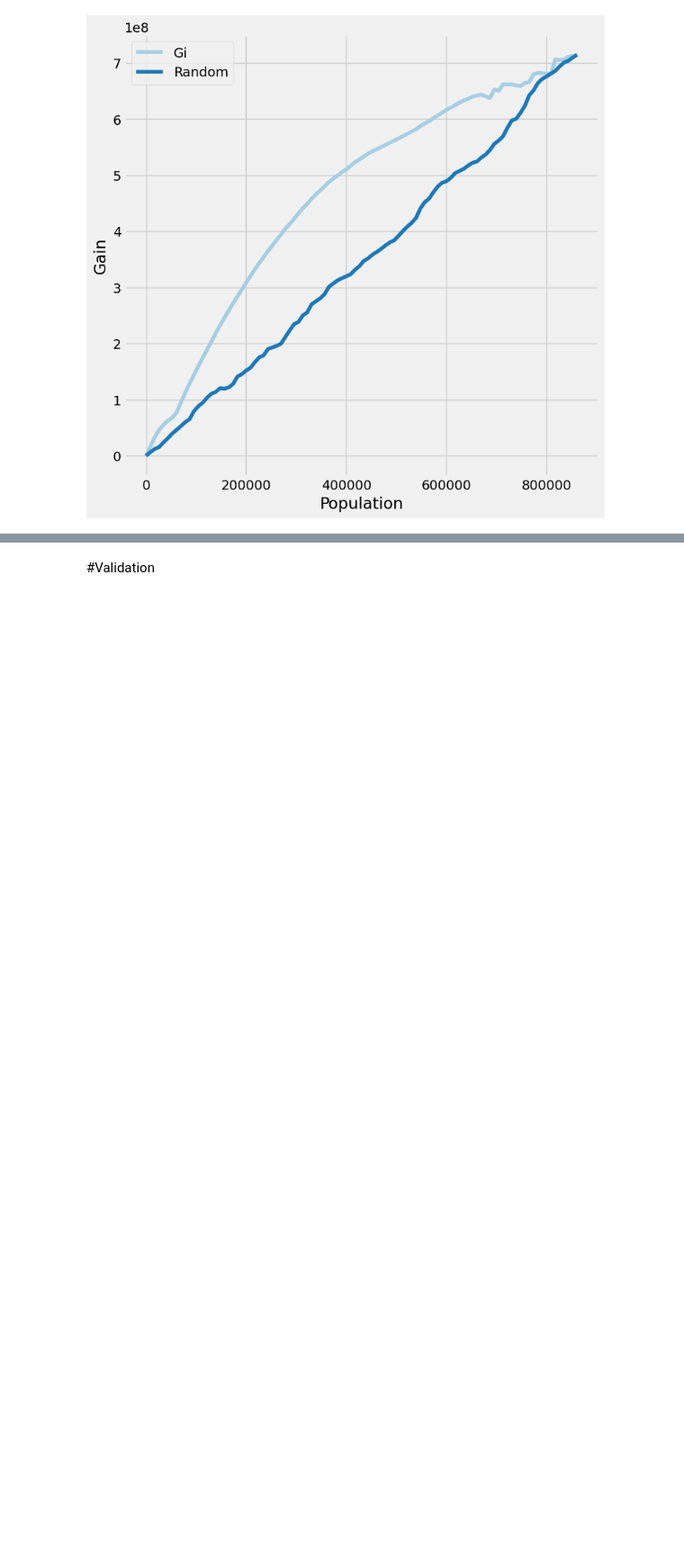
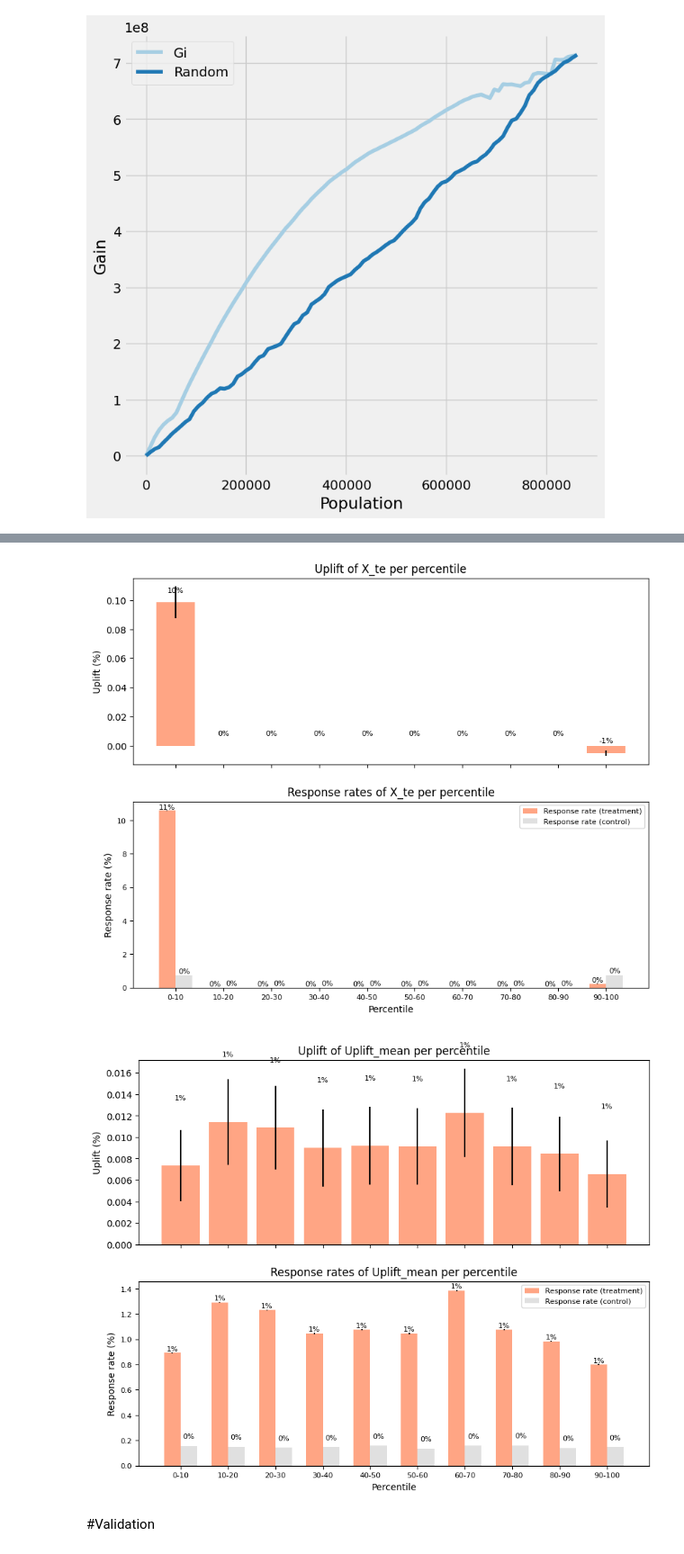
Before and after one commit to sssylvia0/Uplift_Model, a Jupyter notebook: Model.ipynb, the cells around one changed output, grey strips where cells are left out. Shown at 90% size. Cells and saved outputs as stored; diff of their text form; code cells hidden in the pictures; blank space fills up the shorter version.

```diff
--- a/Model.ipynb
+++ b/Model.ipynb
@@ -713,8 +709,8 @@ res
 | 121958 | A2718153900 | 89.4713 | 0 | 0 | 0 | 0.006058 | 0.007434 | 0.001376 | ... |
 861320 rows × 13 columns
 # %%
-train = res.iloc[:,:5]
-train['X_te'] = res['X_te']
+train = res.iloc[:,:10]
+#train['X_te'] = res['X_te']
 train['E(V)|T = 0, D = 1'] = res['E(V)|T = 0, D = 1']* res['Uplift_mean|T=0']
 train['E(V)|T = 1, D = 1'] = res['E(V)|T = 1, D = 1']* res['Uplift_mean|T=1']
 train['Gi'] = train['E(V)|T = 1, D = 1']-train['E(V)|T = 0, D = 1']
@@ -804,0 +837,14 @@ dtype: float64
+# %%
+from sklift.metrics import uplift_by_percentile
+train['跨售行為'] = [0 if x == -1 else x for x in train['跨售行為']]
+uplift_by_perc_df =  uplift_by_percentile(
+    train["跨售行為"],
+    train["X_te"],
+    train["換匯發送名單"],
+    strategy="overall",
+    total=False,
+    std=True,
+    bins=10
+)
+
+uplift_by_perc_df
@@ -805,3 +1160,9 @@ dtype: float64
+# %%
+for cols in ['X_te', 'Uplift_mean']:
+  plot_uplift_by_percentile(res, cols)
+# %% [output]
+[figure, added]
+[figure, added]
 # %% [markdown]
 #Validation
 # %%
```
Also changed, not shown: parts of 18 cells of this notebook.
